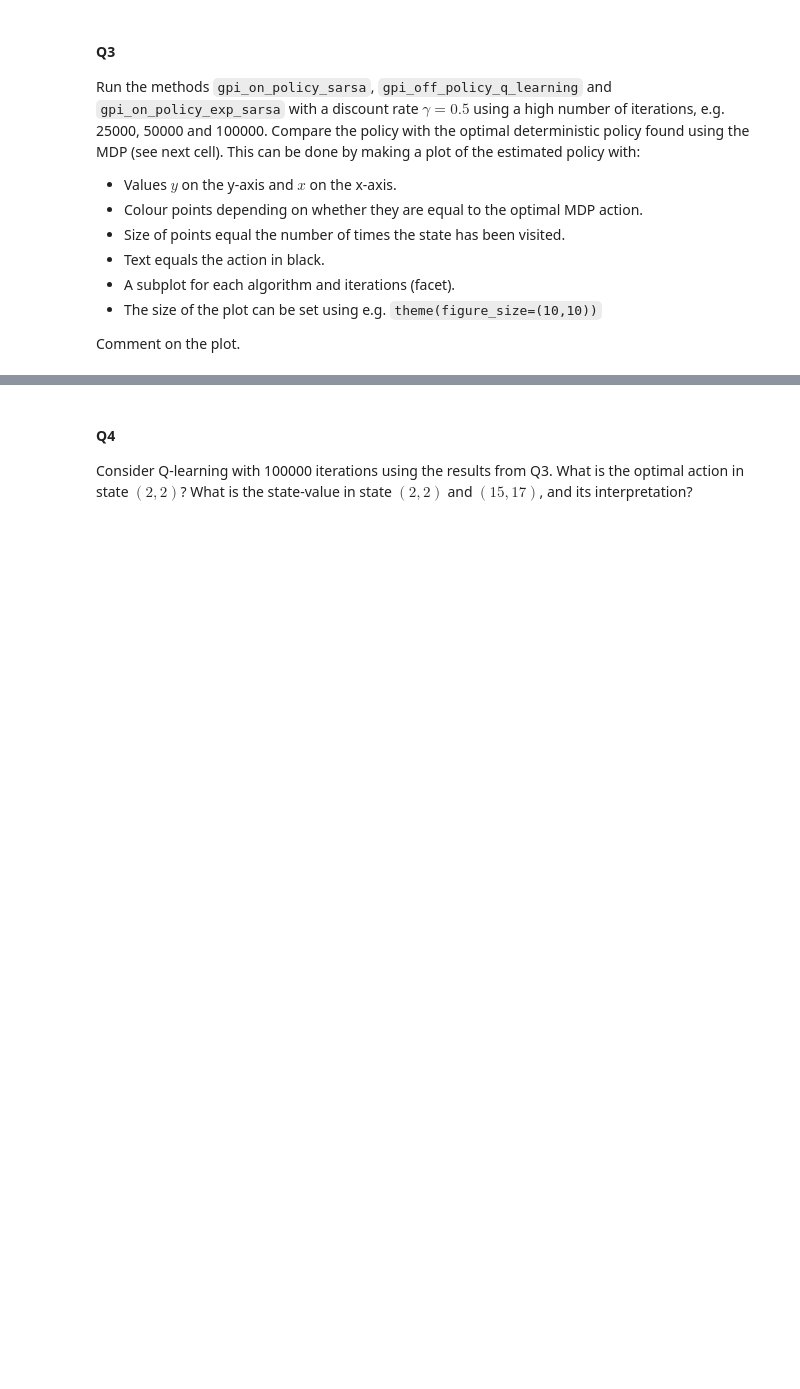
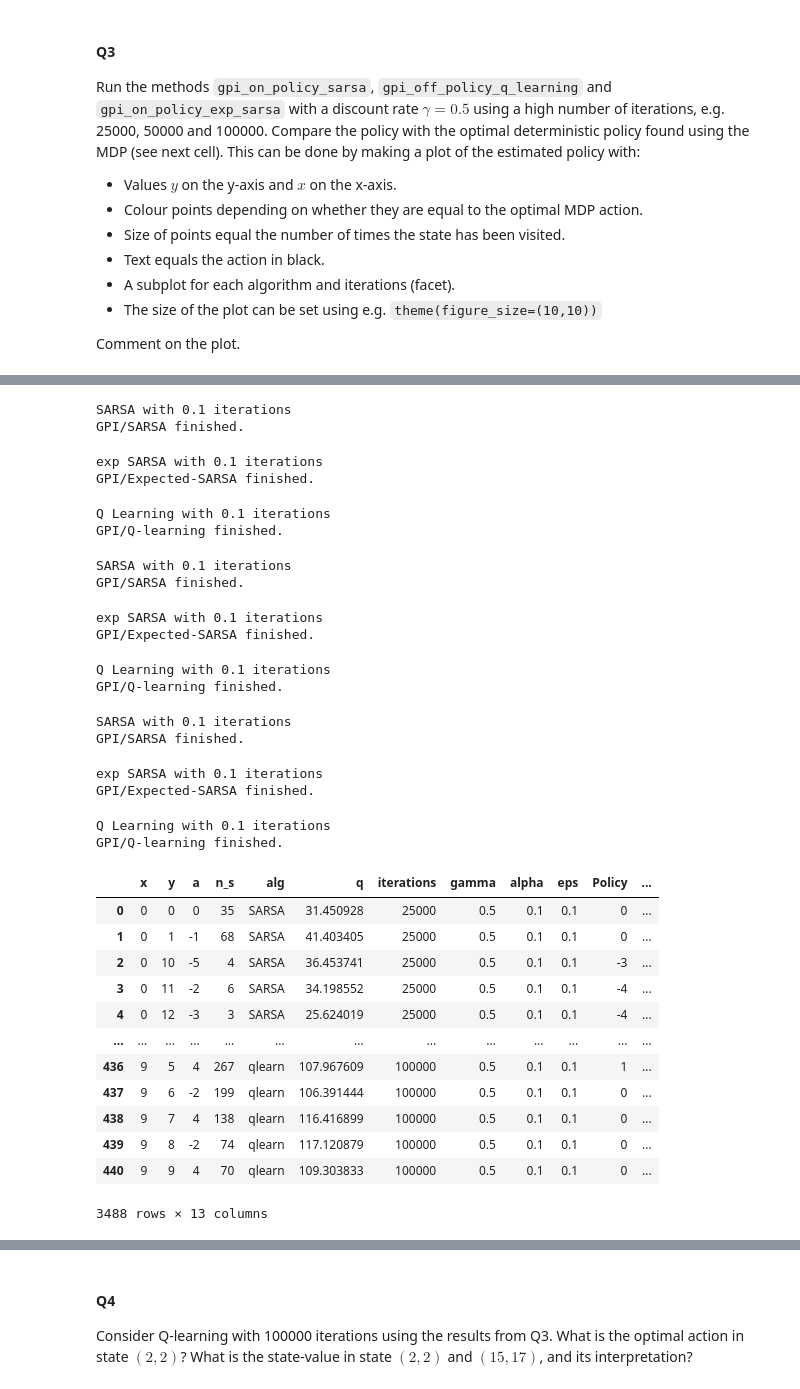
Before and after one commit to simon-mellergaard/RL, a Jupyter notebook: Exercises/11_TD_control.ipynb, the cells around one changed output, grey strips where cells are left out. Saved outputs shown, nothing was run; the diff lists cells and outputs as text; code cells hidden in the pictures; blank space fills up the shorter version.

```diff
--- a/Exercises/11_TD_control.ipynb
+++ b/Exercises/11_TD_control.ipynb
@@ -1372,7 +1469,7 @@ def _as_list(x):
         return list(x)
     return [x]
 
-def run_alg(max_el, gamma, alpha, eps, sarsa=True, exp_sarsa=True, qlear=True, **kwargs):
+def run_alg(max_el, gamma, alpha, eps, sarsa=True, exp_sarsa=True, qlear=True, verbose=True, **kwargs):
     """
     Run RL control algorithms over parameter grids and collect results.
 
@@ -1409,45 +1506,74 @@ def run_alg(max_el, gamma, alpha, eps, sarsa=True, exp_sarsa=True, qlear=True, *
                                 alpha=alph,
                                 eps=e
                             )
                             >> group_by(X.state)
                             >> mutate(n_s = X.n.sum(), q_max=colmax(X.q))
                             >> mask(X.q == X.q_max)
                             >> row_slice(0)
                             >> left_join(df_mdp_05)
                         )
                         return(res)
 
                     if sarsa:
-                        # Your code: agent.gpi_on_policy_sarsa(___)
+                        # Your code:
+                        if verbose: print(f'SARSA with {ite} iterations')
+                        agent.gpi_on_policy_sarsa(env, max_el=ite, gamma=gam, alpha=alph, eps=e)
                         res = _get_results("SARSA")
                         df_rl = df_rl >> bind_rows(res)
                     if exp_sarsa:
                         # Your code
+                        if verbose: print(f'exp SARSA with {ite} iterations')
+                        agent.gpi_on_policy_exp_sarsa(env, max_el=ite, gamma=gam, alpha=alph, eps=e)
+                        res = _get_results("expSARSA")
+                        df_rl = df_rl >> bind_rows(res)
                     if qlear:
                         # Your code
+                        if verbose: print(f'Q Learning with {ite} iterations')
+                        agent.gpi_off_policy_q_learning(env, max_el=ite, gamma=gam, alpha=alph, eps=e)
+                        res = _get_results("qlearn")
+                        df_rl = df_rl >> bind_rows(res)
     df_rl = (df_rl
              >> ungroup()
              >> select(X.x, X.y, X.action, X.n_s, X.alg, X.q, X.iterations, X.gamma, X.alpha, X.eps, X.Policy, X.Value)
              >> mutate(optimal_a = (X.action.astype(int) == X.Policy.astype(int)))
              >> rename(a = X.action)
              >> mask(X.n_s > 0)
         )
     return df_rl
 
 random.seed(9833)
 np.random.seed(9833)
-df_rl = run_alg(max_el=[25000, 50000, 100000], gamma=0.5, alpha=0.1, eps=0.1, sarsa=True, exp_sarsa=True, qlear=True, reset=True, verbose=False)
+df_rl = run_alg(max_el=[25000, 50000, 100000], gamma=0.5, alpha=0.1, eps=0.1, sarsa=True, exp_sarsa=True, qlear=True, reset=True, verbose=True)
 display(df_rl)
-
-pt = (ggplot(df_rl, aes(x='x', y='y', color='optimal_a', size='n_s'))
-     + ___
-     + geom_text(aes(label='a'), size=5, color = "black")
-     + facet_grid(___)
-     + labs(title='Run with q=0 ini values')
-     + theme(strip_text_x=element_text(size=5), figure_size=(10,10))
-)
-pt.show()
-
-display(Markdown("""
-Your comments
-"""))
+# %% [output]
+SARSA with 0.1 iterations
+GPI/SARSA finished.
+exp SARSA with 0.1 iterations
+GPI/Expected-SARSA finished.
+Q Learning with 0.1 iterations
+GPI/Q-learning finished.
+SARSA with 0.1 iterations
+GPI/SARSA finished.
+exp SARSA with 0.1 iterations
+GPI/Expected-SARSA finished.
+Q Learning with 0.1 iterations
+GPI/Q-learning finished.
+SARSA with 0.1 iterations
+GPI/SARSA finished.
+exp SARSA with 0.1 iterations
+GPI/Expected-SARSA finished.
+Q Learning with 0.1 iterations
+GPI/Q-learning finished.
+|  | x | y | a | n_s | alg | q | iterations | gamma | alpha | eps | Policy | ... |
+| 0 | 0 | 0 | 0 | 35 | SARSA | 31.450928 | 25000 | 0.5 | 0.1 | 0.1 | 0 | ... |
+| 1 | 0 | 1 | -1 | 68 | SARSA | 41.403405 | 25000 | 0.5 | 0.1 | 0.1 | 0 | ... |
+| 2 | 0 | 10 | -5 | 4 | SARSA | 36.453741 | 25000 | 0.5 | 0.1 | 0.1 | -3 | ... |
+| 3 | 0 | 11 | -2 | 6 | SARSA | 34.198552 | 25000 | 0.5 | 0.1 | 0.1 | -4 | ... |
+| 4 | 0 | 12 | -3 | 3 | SARSA | 25.624019 | 25000 | 0.5 | 0.1 | 0.1 | -4 | ... |
+| ... | ... | ... | ... | ... | ... | ... | ... | ... | ... | ... | ... | ... |
+| 436 | 9 | 5 | 4 | 267 | qlearn | 107.967609 | 100000 | 0.5 | 0.1 | 0.1 | 1 | ... |
+| 437 | 9 | 6 | -2 | 199 | qlearn | 106.391444 | 100000 | 0.5 | 0.1 | 0.1 | 0 | ... |
+| 438 | 9 | 7 | 4 | 138 | qlearn | 116.416899 | 100000 | 0.5 | 0.1 | 0.1 | 0 | ... |
+| 439 | 9 | 8 | -2 | 74 | qlearn | 117.120879 | 100000 | 0.5 | 0.1 | 0.1 | 0 | ... |
+| 440 | 9 | 9 | 4 | 70 | qlearn | 109.303833 | 100000 | 0.5 | 0.1 | 0.1 | 0 | ... |
+3488 rows × 13 columns
```
Also changed, not shown: parts of 10 cells of this notebook.
